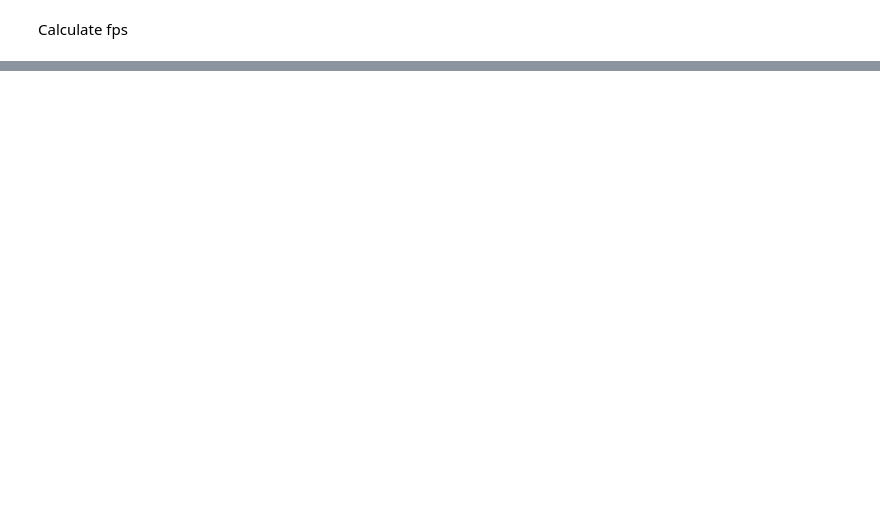
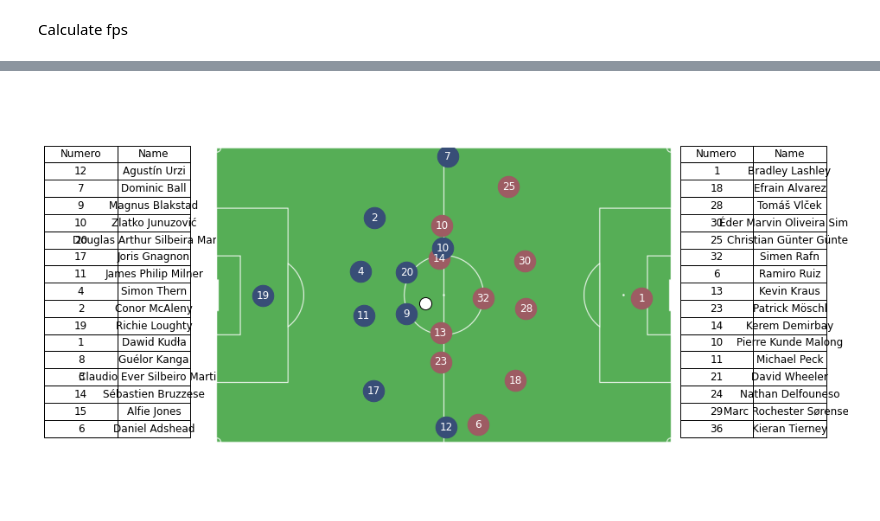
Before and after one commit to claireseceh/tracking-football, a Jupyter notebook: main.ipynb, the cells around one changed output, grey strips where cells are left out. Drawn from its saved outputs; the diff is of its cells as text; code cells hidden in the pictures; blank space fills up the shorter version.

```diff
--- a/main.ipynb
+++ b/main.ipynb
@@ -209,0 +230,44 @@ fps = len(first_half) / time_end_FH
+# %%
+plt.rcParams["figure.figsize"] = [10.5*1.25, 6.8]
+plt.rcParams["figure.autolayout"] = True
+
+im = plt.imread("./image/field.png")
+
+fig, (ax1,ax2,ax3) = plt.subplots(1,3, gridspec_kw={'width_ratios': [1.25,3.5,1.25]})
+
+fig.patch.set_visible(False)
+
+im = ax2.imshow(im, extent=[0, 10500, 0, 6800])
+for i in range(len(team_H)):
+    ax2.scatter(X[20,team_H[i]],Y[20,team_H[i]],c='#9d5c63',s=600)
+    ax2.text(X[20,team_H[i]],Y[20,team_H[i]],"%s" %players_home.num[i],fontsize=12,ha="center",va='center',c='w')
+for i in range(len(team_V)):
+    ax2.scatter(X[20,team_V[i]],Y[20,team_V[i]],c='#384e77',s=600)
+    ax2.text(X[20,team_V[i]],Y[20,team_V[i]],"%s" %players_vis.num[i],fontsize=12,ha="center",va='center',c='w')
+ax2.scatter(X[20,'Ball'],Y[20,'Ball'],c='w',edgecolors='k',s=200)
+#plt.xlim(0,10500)
+#plt.ylim(0,6800)
+ax2.axis('off')
+
+#table = ax1.table(cellText=players_home[['num','name']].values, fontsize=40, cellLoc='center', colLabels=['Numero','Name'], loc='right', bbox=([0, 0.15, 0.9, 0.72]))
+table = ax3.table(cellText=players_home[['num','name']].values, cellLoc='center', colLabels=['Numero','Name'], loc='right', bbox=([0, 0.15, 0.9, 0.72]))
+table.auto_set_font_size(False)
+table.set_fontsize(12)
+
+ax3.axis('off')
+ax3.axis('tight')
+
+#table = ax3.table(cellText=players_vis[['num','name']].values, fontsize=40, cellLoc='center', colLabels=['Numero','Name'], loc='left', bbox=([0, 0.15, 0.9, 0.72]))
+table = ax1.table(cellText=players_vis[['num','name']].values, cellLoc='center', colLabels=['Numero','Name'], loc='left', bbox=([0, 0.15, 0.9, 0.72]))
+table.auto_set_font_size(False)
+table.set_fontsize(12)
+
+ax1.axis('off')
+ax1.axis('tight')
+
+
+
+#fig.tight_layout()
+plt.show()
+# %% [output]
+[figure, added]
```
Also changed, not shown: parts of 18 cells of this notebook.
